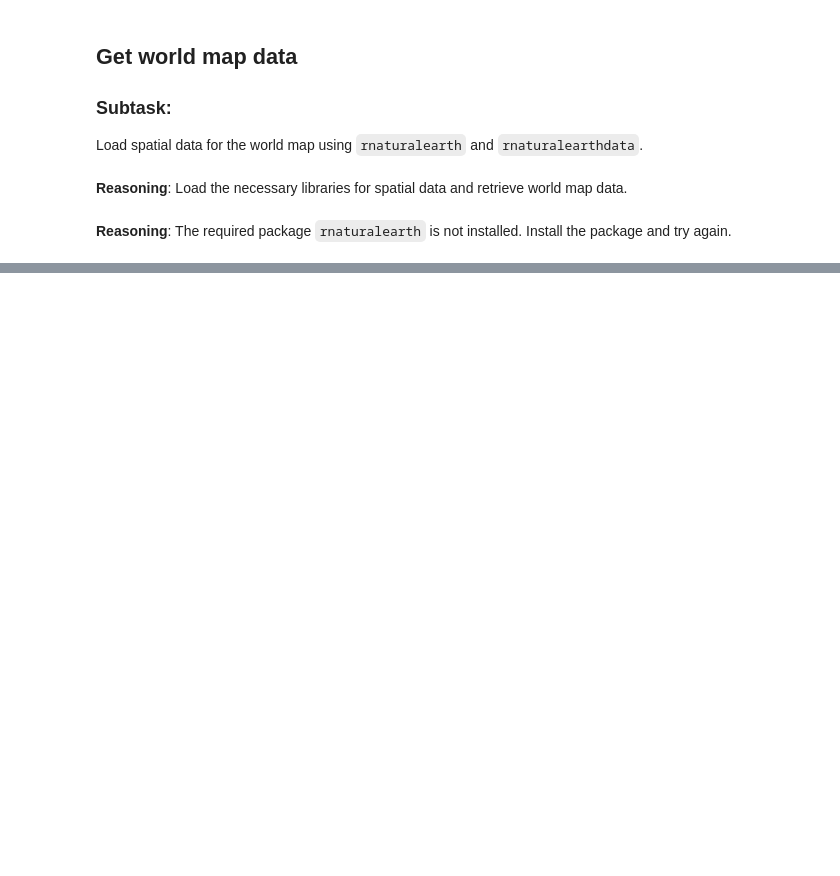
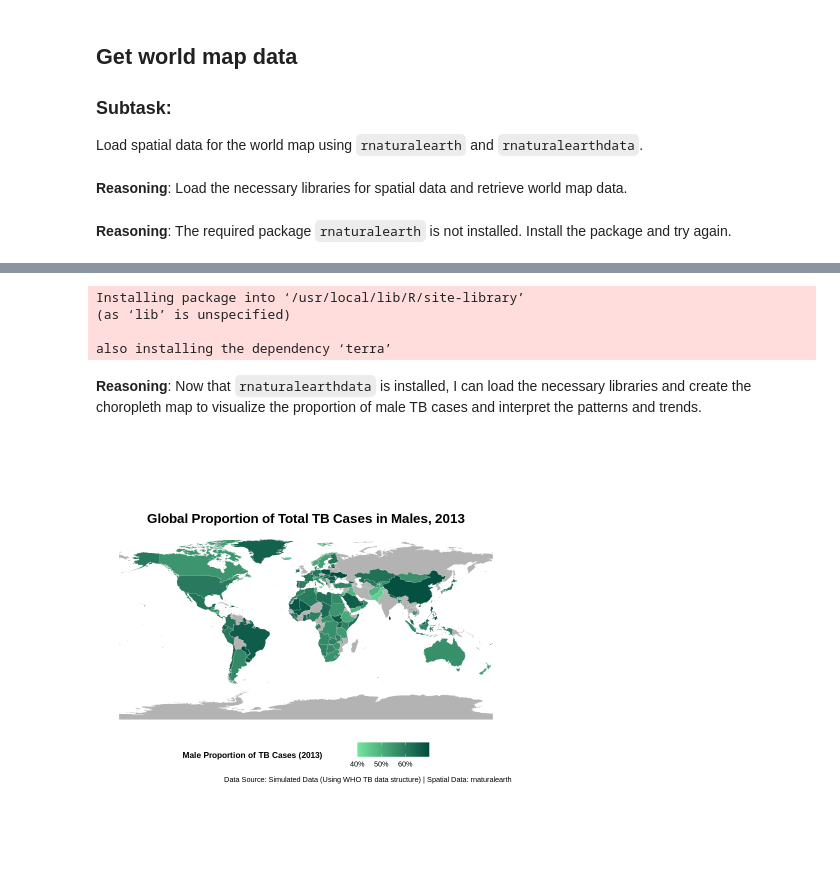
Before and after one commit to avikumart/DA-DS-Questions, a Jupyter notebook: R_codes/Data_analysis_using_R_HW3_BOIS511_Rmd.ipynb, the cells around one changed output, grey strips where cells are left out. Cells and saved outputs as stored; diff of their text form; code cells hidden in the pictures; blank space fills up the shorter version.

Commit message:
data analysis and vis using the R

```diff
--- a/R_codes/Data_analysis_using_R_HW3_BOIS511_Rmd.ipynb
+++ b/R_codes/Data_analysis_using_R_HW3_BOIS511_Rmd.ipynb
@@ -568,3 +579,9 @@ print(cases_by_2013_mf)
  9 Armenia                 329    1068   3.25            0.764
 10 Aruba                     6       5   0.833           0.455
 # ℹ 186 more rows
+# %%
+# rename the country to sovereignt column name
+cases_by_2013_mf <- cases_by_2013_mf %>%
+  rename(
+  sovereignt = country
+  )
@@ -581,0 +649,65 @@ The required package `rnaturalearth` is not installed. Install the package and t
+# %%
+install.packages("rnaturalearth")
+# %% [output]
+Installing package into ‘/usr/local/lib/R/site-library’
+(as ‘lib’ is unspecified)
+
+also installing the dependency ‘terra’
+# %% [markdown]
+**Reasoning**:
+Now that `rnaturalearthdata` is installed, I can load the necessary libraries and create the choropleth map to visualize the proportion of male TB cases and interpret the patterns and trends.
+# %%
+library(ggplot2)
+library(rnaturalearth)
+library(rnaturalearthdata)
+library(dplyr)
+library(sf)
+
+world_map <- ne_countries(scale = "medium", returnclass = "sf") %>%
+  # Select only the columns needed to simplify the dataset
+  select(sovereignt, iso_a3, geometry)
+
+
+# 4. Merge TB Data with Map Data
+# Join the TB data onto the world map data using the ISO A3 code.
+map_data_merged <- left_join(
+  world_map,
+  cases_by_2013_mf,
+  by = "sovereignt"
+)
+
+
+# 5. Create the Choropleth Map Visualization
+tb_map <- ggplot(data = map_data_merged) +
+  # Use geom_sf to draw the map based on the 'male_proportion' variable
+  geom_sf(aes(fill = male_proportion), color = "gray90", size = 0.1) +
+  # Define the color scale (a continuous scale from low to high proportion)
+  scale_fill_gradient(
+    name = "Male Proportion of TB Cases (2013)",
+    low = "#73E6A1",  # Lighter Green (Lower Proportion)
+    high = "#004D40", # Darker Green (Higher Proportion)
+    na.value = "gray70", # Color for countries with no data (NA)
+    limits = c(0.4, 0.7), # Set a fixed range for better comparison
+    labels = scales::percent
+  ) +
+  # Customize the map theme for clarity and aesthetics
+  labs(
+    title = "Global Proportion of Total TB Cases in Males, 2013",
+    caption = "Data Source: Simulated Data (Using WHO TB data structure) | Spatial Data: rnaturalearth"
+  ) +
+  theme_minimal() +
+  theme(
+    plot.title = element_text(hjust = 0.5, face = "bold", size = 16),
+    legend.position = "bottom",
+    legend.title = element_text(size = 10, face = "bold"),
+    axis.title = element_blank(),
+    axis.text = element_blank(),
+    panel.grid.major = element_line(color = "transparent"), # Remove major grid lines
+    panel.border = element_blank(), # Remove map border
+    plot.background = element_rect(fill = "white", color = NA)
+  )
+
+# Display the map
+print(tb_map)
+# %% [output]
+[figure, added]
```
Also changed, not shown: parts of 10 cells of this notebook.
